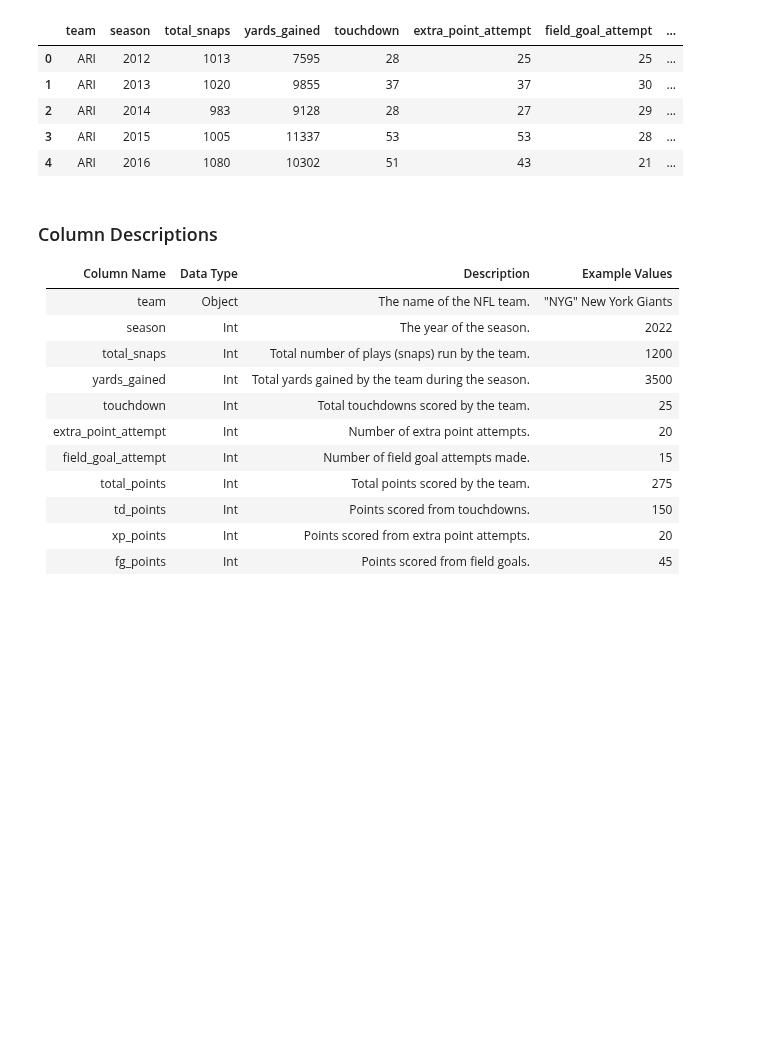
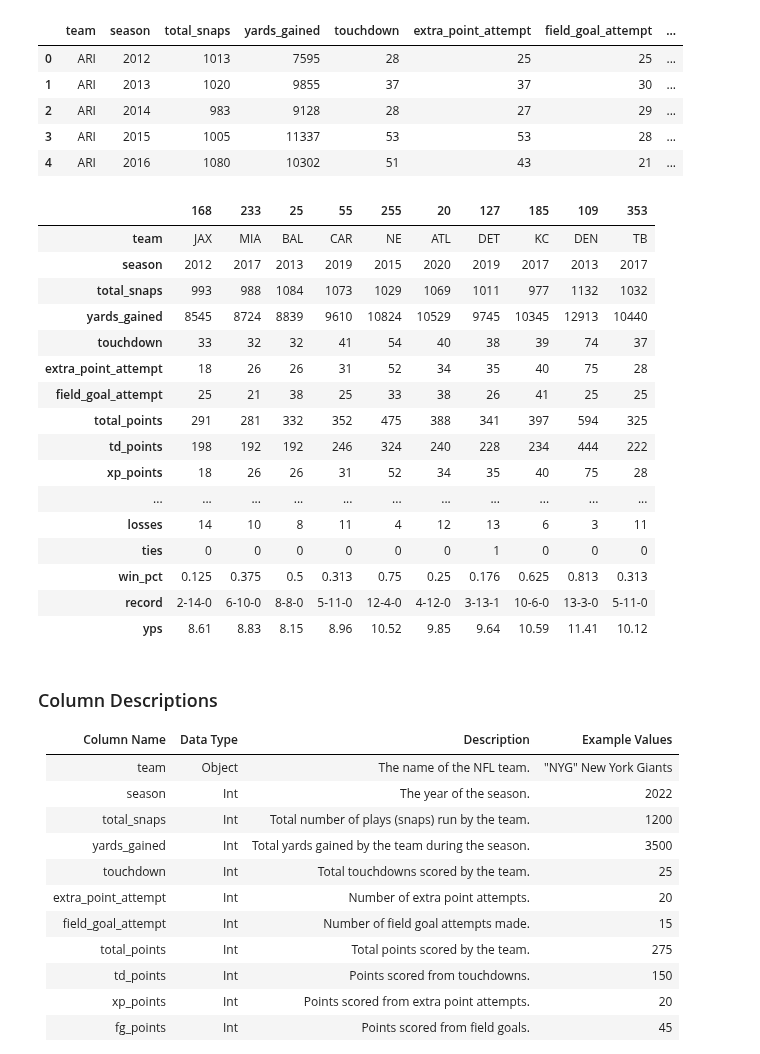
Before and after one commit to kai-ion/Data-602, a Jupyter notebook: Final Project/final_project.ipynb, the cells around one changed output. Saved outputs shown, nothing was run; the diff lists cells and outputs as text; code cells hidden in the pictures; blank space fills up the shorter version.

```diff
--- a/Final Project/final_project.ipynb
+++ b/Final Project/final_project.ipynb
@@ -77,6 +80,27 @@ df.head()
 | 2 | ARI | 2014 | 983 | 9128 | 28 | 27 | 29 | ... |
 | 3 | ARI | 2015 | 1005 | 11337 | 53 | 53 | 28 | ... |
 | 4 | ARI | 2016 | 1080 | 10302 | 51 | 43 | 21 | ... |
+# %%
+# Print random rows
+df.sample(10).T
+# %% [output]
+|  | 168 | 233 | 25 | 55 | 255 | 20 | 127 | 185 | 109 | 353 |
+| team | JAX | MIA | BAL | CAR | NE | ATL | DET | KC | DEN | TB |
+| season | 2012 | 2017 | 2013 | 2019 | 2015 | 2020 | 2019 | 2017 | 2013 | 2017 |
+| total_snaps | 993 | 988 | 1084 | 1073 | 1029 | 1069 | 1011 | 977 | 1132 | 1032 |
+| yards_gained | 8545 | 8724 | 8839 | 9610 | 10824 | 10529 | 9745 | 10345 | 12913 | 10440 |
+| touchdown | 33 | 32 | 32 | 41 | 54 | 40 | 38 | 39 | 74 | 37 |
+| extra_point_attempt | 18 | 26 | 26 | 31 | 52 | 34 | 35 | 40 | 75 | 28 |
+| field_goal_attempt | 25 | 21 | 38 | 25 | 33 | 38 | 26 | 41 | 25 | 25 |
+| total_points | 291 | 281 | 332 | 352 | 475 | 388 | 341 | 397 | 594 | 325 |
+| td_points | 198 | 192 | 192 | 246 | 324 | 240 | 228 | 234 | 444 | 222 |
+| xp_points | 18 | 26 | 26 | 31 | 52 | 34 | 35 | 40 | 75 | 28 |
+| ... | ... | ... | ... | ... | ... | ... | ... | ... | ... | ... |
+| losses | 14 | 10 | 8 | 11 | 4 | 12 | 13 | 6 | 3 | 11 |
+| ties | 0 | 0 | 0 | 0 | 0 | 0 | 1 | 0 | 0 | 0 |
+| win_pct | 0.125 | 0.375 | 0.5 | 0.313 | 0.75 | 0.25 | 0.176 | 0.625 | 0.813 | 0.313 |
+| record | 2-14-0 | 6-10-0 | 8-8-0 | 5-11-0 | 12-4-0 | 4-12-0 | 3-13-1 | 10-6-0 | 13-3-0 | 5-11-0 |
+| yps | 8.61 | 8.83 | 8.15 | 8.96 | 10.52 | 9.85 | 9.64 | 10.59 | 11.41 | 10.12 |
 # %% [markdown]
 ### Column Descriptions
 
```
Also changed, not shown: parts of 7 cells of this notebook, 1 other file.
